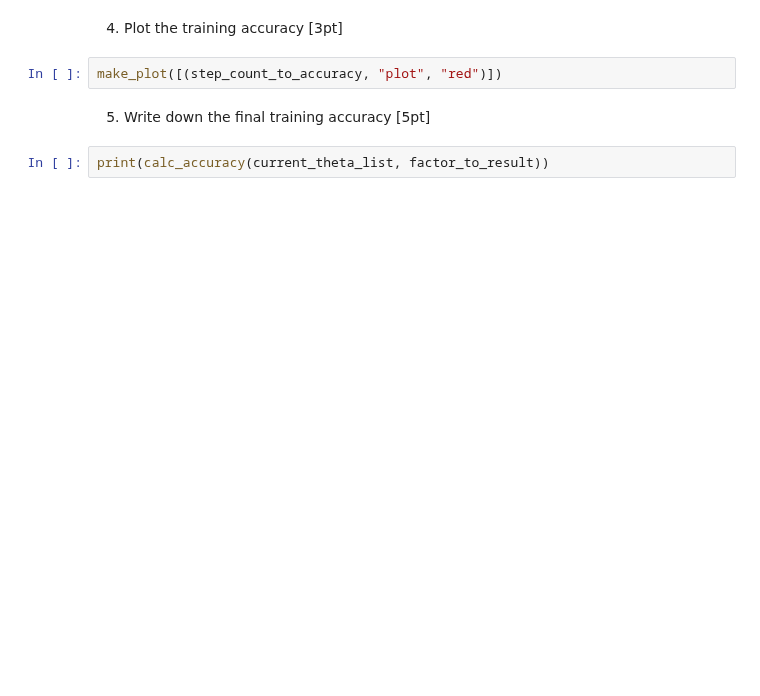
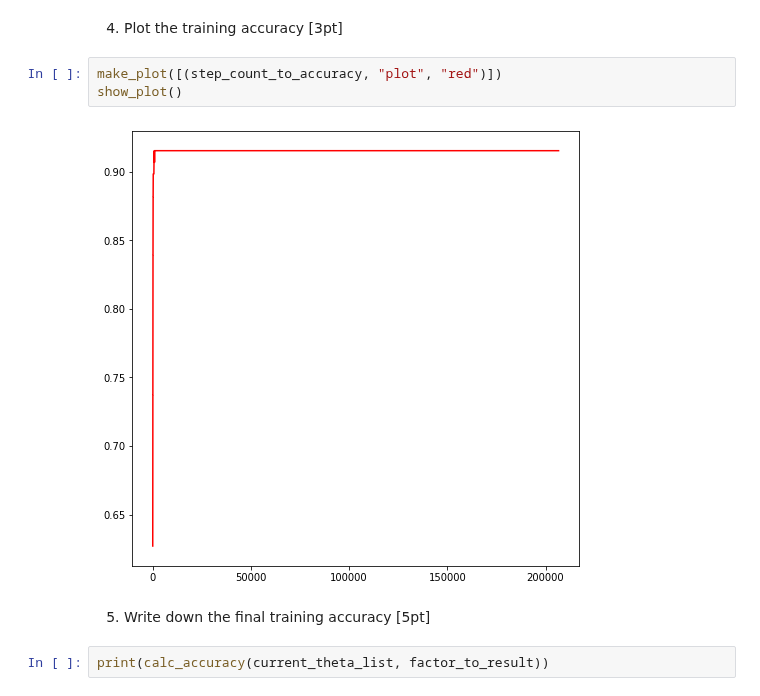
Before and after one commit to pula39/ml-assignment, a Jupyter notebook: ml_assignment6.ipynb, the cells around one changed output. Saved outputs shown, nothing was run; the diff lists cells and outputs as text; blank space fills up the shorter version.

```diff
--- a/ml_assignment6.ipynb
+++ b/ml_assignment6.ipynb
@@ -252,6 +268,9 @@ make_plot([(step_count_to_energy_value, "plot", "blue")])
 4. Plot the training accuracy [3pt]
 # %%
 make_plot([(step_count_to_accuracy, "plot", "red")])
+show_plot()
+# %% [output]
+[figure, added]
 # %% [markdown]
 5. Write down the final training accuracy [5pt]
 # %%
```
Also changed, not shown: parts of 7 cells of this notebook.
